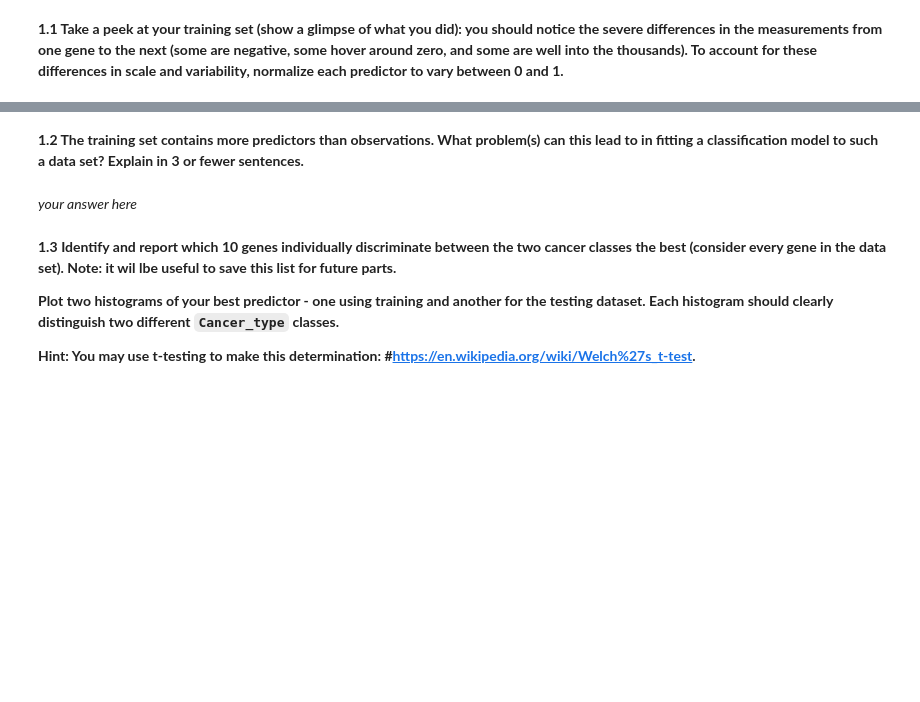
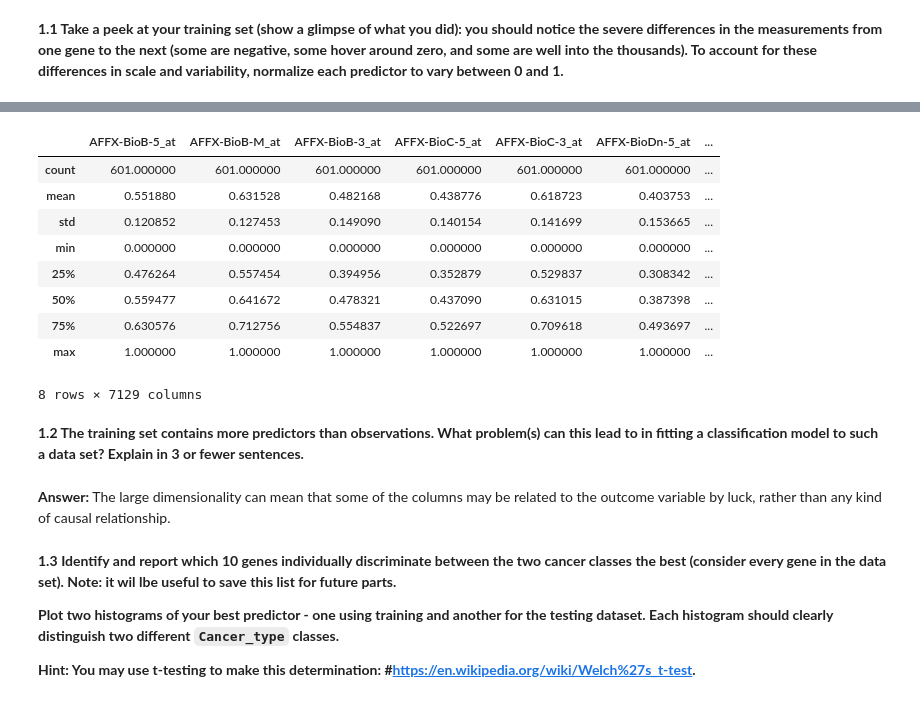
Before and after one commit to ericenglin/Data-Science-Assignments, a Jupyter notebook: hw4/cs109a_HW4.ipynb, the cells around one changed output, grey strips where cells are left out. Saved outputs shown, nothing was run; the diff lists cells and outputs as text; code cells hidden in the pictures; blank space fills up the shorter version.

```diff
--- a/hw4/cs109a_HW4.ipynb
+++ b/hw4/cs109a_HW4.ipynb
@@ -111,7 +135,21 @@ Name: Cancer_type, dtype: float64
+# %%
+normalized_X_train.describe()
+# %% [output]
+|  | AFFX-BioB-5_at | AFFX-BioB-M_at | AFFX-BioB-3_at | AFFX-BioC-5_at | AFFX-BioC-3_at | AFFX-BioDn-5_at | ... |
+| count | 601.000000 | 601.000000 | 601.000000 | 601.000000 | 601.000000 | 601.000000 | ... |
+| mean | 0.551880 | 0.631528 | 0.482168 | 0.438776 | 0.618723 | 0.403753 | ... |
+| std | 0.120852 | 0.127453 | 0.149090 | 0.140154 | 0.141699 | 0.153665 | ... |
+| min | 0.000000 | 0.000000 | 0.000000 | 0.000000 | 0.000000 | 0.000000 | ... |
+| 25% | 0.476264 | 0.557454 | 0.394956 | 0.352879 | 0.529837 | 0.308342 | ... |
+| 50% | 0.559477 | 0.641672 | 0.478321 | 0.437090 | 0.631015 | 0.387398 | ... |
+| 75% | 0.630576 | 0.712756 | 0.554837 | 0.522697 | 0.709618 | 0.493697 | ... |
+| max | 1.000000 | 1.000000 | 1.000000 | 1.000000 | 1.000000 | 1.000000 | ... |
+8 rows × 7129 columns
 # %% [markdown]
 **1.2 The training set contains more predictors than observations. What problem(s) can this lead to in fitting a classification model to such a data set? Explain in 3 or fewer sentences.**
-# %% [markdown]
-*your answer here*
+# %% [markdown]
+**Answer:**
+The large dimensionality can mean that some of the columns may be related to the outcome variable by luck, rather than any kind of causal relationship.
 # %% [markdown]
 **1.3** **Identify and report which 10 genes individually discriminate between the two cancer classes the best (consider every gene in the data set).  Note: it wil lbe useful to save this list for future parts.**
 
```
Also changed, not shown: parts of 21 cells of this notebook.
